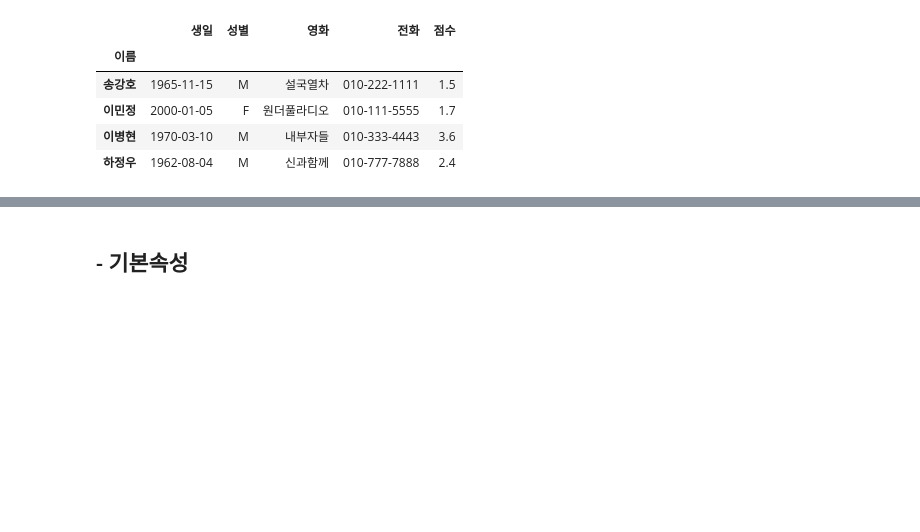
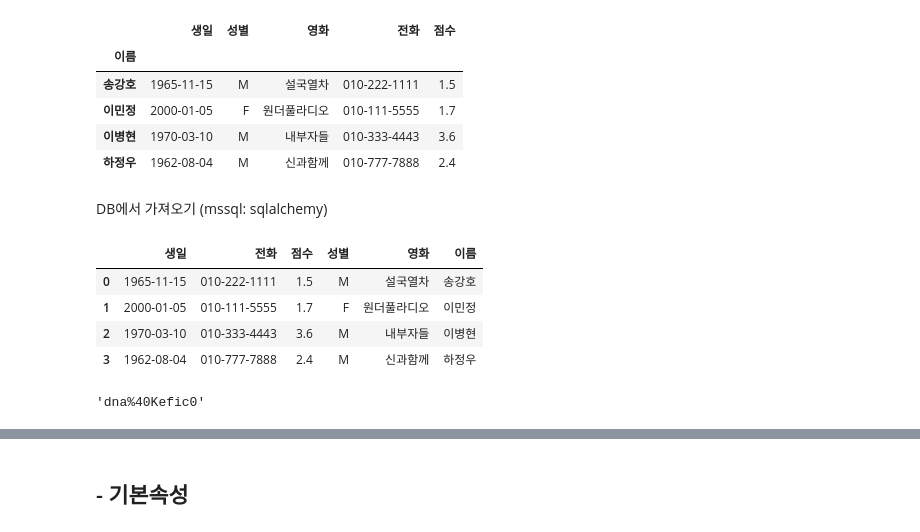
Before and after one commit to kinonia/python-note, a Jupyter notebook: 20.dataframe-demo.ipynb, the cells around one changed output, grey strips where cells are left out. Cells and saved outputs as stored; diff of their text form; code cells hidden in the pictures; blank space fills up the shorter version.

Commit message:
mssql db 사용하기

```diff
--- a/20.dataframe-demo.ipynb
+++ b/20.dataframe-demo.ipynb
@@ -112,3 +112,5 @@ df.head()
 | 이민정 | 2000-01-05 | F | 원더풀라디오 | 010-111-5555 | 1.7 |
 | 이병현 | 1970-03-10 | M | 내부자들 | 010-333-4443 | 3.6 |
 | 하정우 | 1962-08-04 | M | 신과함께 | 010-777-7888 | 2.4 |
+# %% [markdown]
+DB에서 가져오기 (mssql: sqlalchemy)
@@ -114,0 +131,29 @@ df.head()
+# %%
+# sqlalchemy를 통한 저장
+# index로 이름으로 지정시 오류, 숫자로 지정하면 저장가능함
+df['이름'] = df.index
+df.index = range(0, 4)
+df
+# %% [output]
+|  | 생일 | 전화 | 점수 | 성별 | 영화 | 이름 |
+| 0 | 1965-11-15 | 010-222-1111 | 1.5 | M | 설국열차 | 송강호 |
+| 1 | 2000-01-05 | 010-111-5555 | 1.7 | F | 원더풀라디오 | 이민정 |
+| 2 | 1970-03-10 | 010-333-4443 | 3.6 | M | 내부자들 | 이병현 |
+| 3 | 1962-08-04 | 010-777-7888 | 2.4 | M | 신과함께 | 하정우 |
+# %%
+# sqlalchemy를 통한 저장
+from sqlalchemy.types import Unicode
+
+# password 파싱 ("@" 제거)
+password = urllib.parse.quote("dna@Kefic0")
+
+# DB 연결 설정
+conn = username+":"+ password + "@" + server + "/" + database
+engine = sqlalchemy.create_engine('mssql+pymssql://' + conn)
+
+# 데이터 저장 (한글깨짐을 Unicode로 해결)
+df.to_sql(name="Movie", con=engine, if_exists='replace', dtype={"영화": Unicode(), "이름": Unicode()})
+
+password
+# %% [output]
+'dna%40Kefic0'
```
Also changed, not shown: parts of 6 cells of this notebook.
